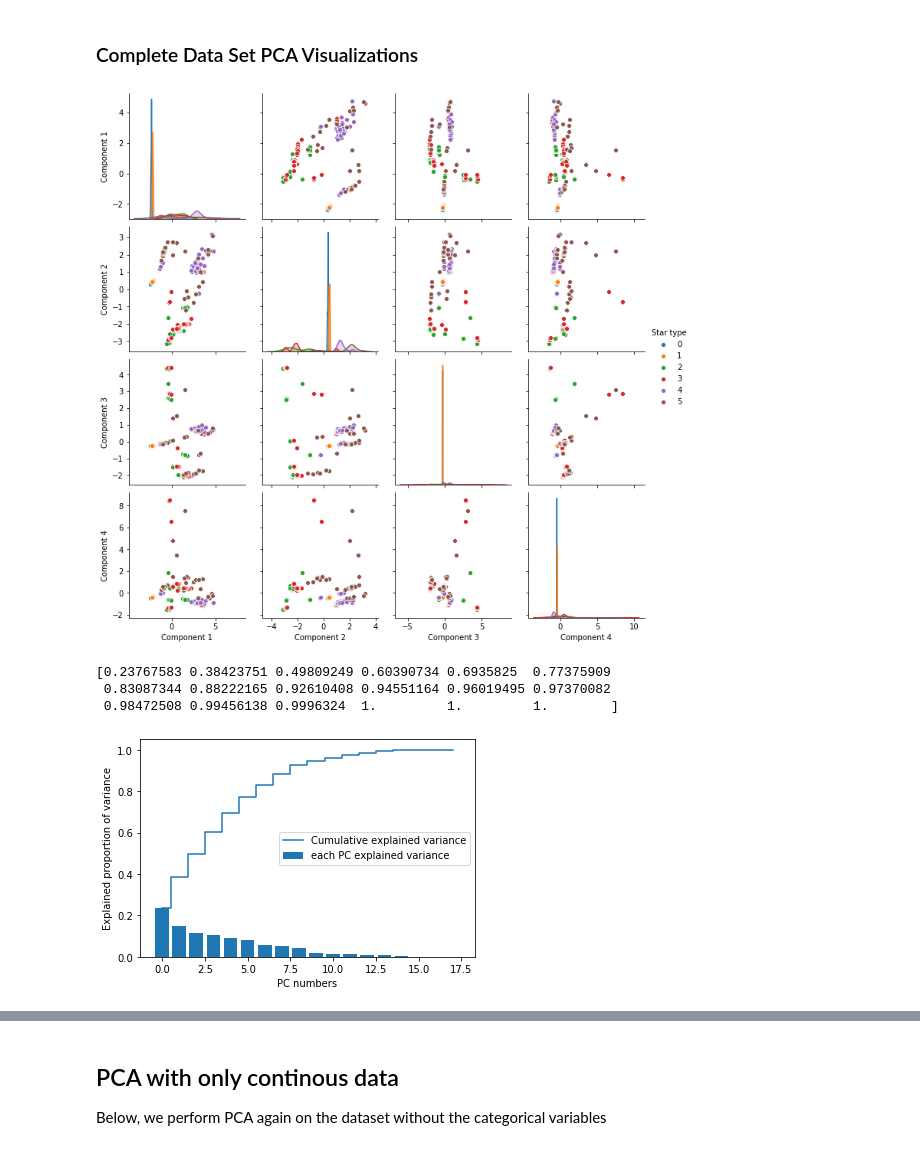
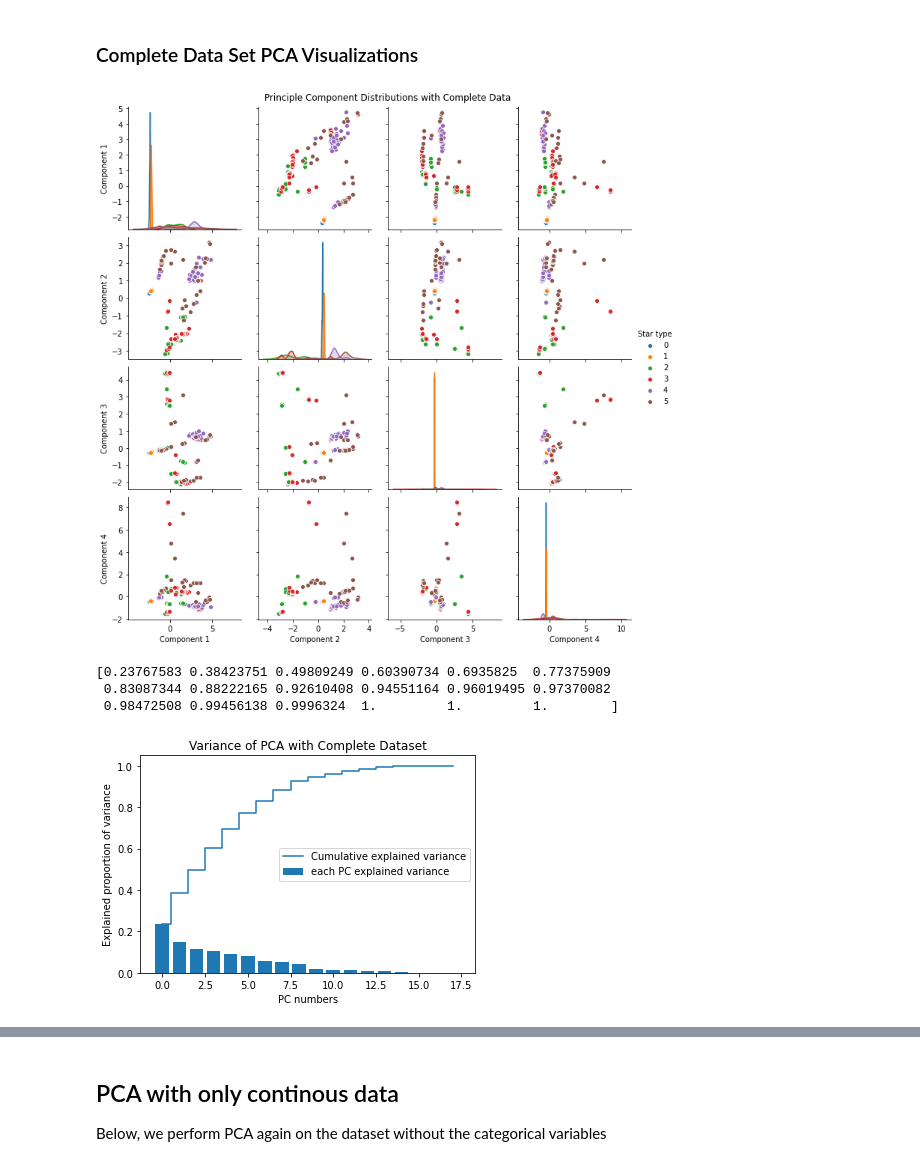
Before and after one commit to joshua-j-hong/COGS118B_Project, a Jupyter notebook: project_code.ipynb, the cells around one changed output, grey strips where cells are left out. Saved outputs shown, nothing was run; the diff lists cells and outputs as text; code cells hidden in the pictures.

Commit message:
Add figure titles and downloads, as well as other small changes

```diff
--- a/project_code.ipynb
+++ b/project_code.ipynb
@@ -249,29 +288,34 @@ pca_fulldata_dataframe.columns = ['Component 1','Component 2','Component 3',
                     'Component 16','Component 17','Component 18', 'Star type']
 scatterplot = sns.pairplot(pca_fulldata_dataframe[['Component 1','Component 2','Component 3',
                      'Component 4','Star type']], hue="Star type")
+
+scatterplot.fig.suptitle("Principle Component Distributions with Complete Data", y= 1.02)
+scatterplot.savefig("./visualizations/pcaAll_Data.png")
 # %% [output]
-[figure, old version]
+[figure, new version]
 # %%
 
 total_egnvalues = sum(eigvals)
 exp_prop_var=[]
 for i in (eigvals):
     exp_prop_var.append(i/total_egnvalues)
 
 cum_exp_var = np.cumsum(exp_prop_var)
 # visualizing culmulative expalined and variance and the number of PC that it needs to get there
 print(cum_exp_var)
 plt.bar(range(0,len(exp_prop_var)), exp_prop_var, label='each PC explained variance')
 plt.step(range(0,len(cum_exp_var)), cum_exp_var, where='mid',label='Cumulative explained variance')
 plt.ylabel('Explained proportion of variance')
 plt.xlabel('PC numbers')
+plt.title("Variance of PCA with Complete Dataset")
 plt.legend(loc='best')
+plt.savefig("./visualizations/pcaAll_variance.png")
 plt.show()
 # %% [output]
 [0.23767583 0.38423751 0.49809249 0.60390734 0.6935825  0.77375909
  0.83087344 0.88222165 0.92610408 0.94551164 0.96019495 0.97370082
  0.98472508 0.99456138 0.9996324  1.         1.         1.        ]
-[figure, old version]
+[figure, new version]
 # %%
 # Using PCA package to double check our error and varinace, whether we have the appropriate covariance matrix, and
 #we can select the threshhold number for PCA expalined variance
```
Also changed, not shown: parts of 38 cells of this notebook, 20 other files.
